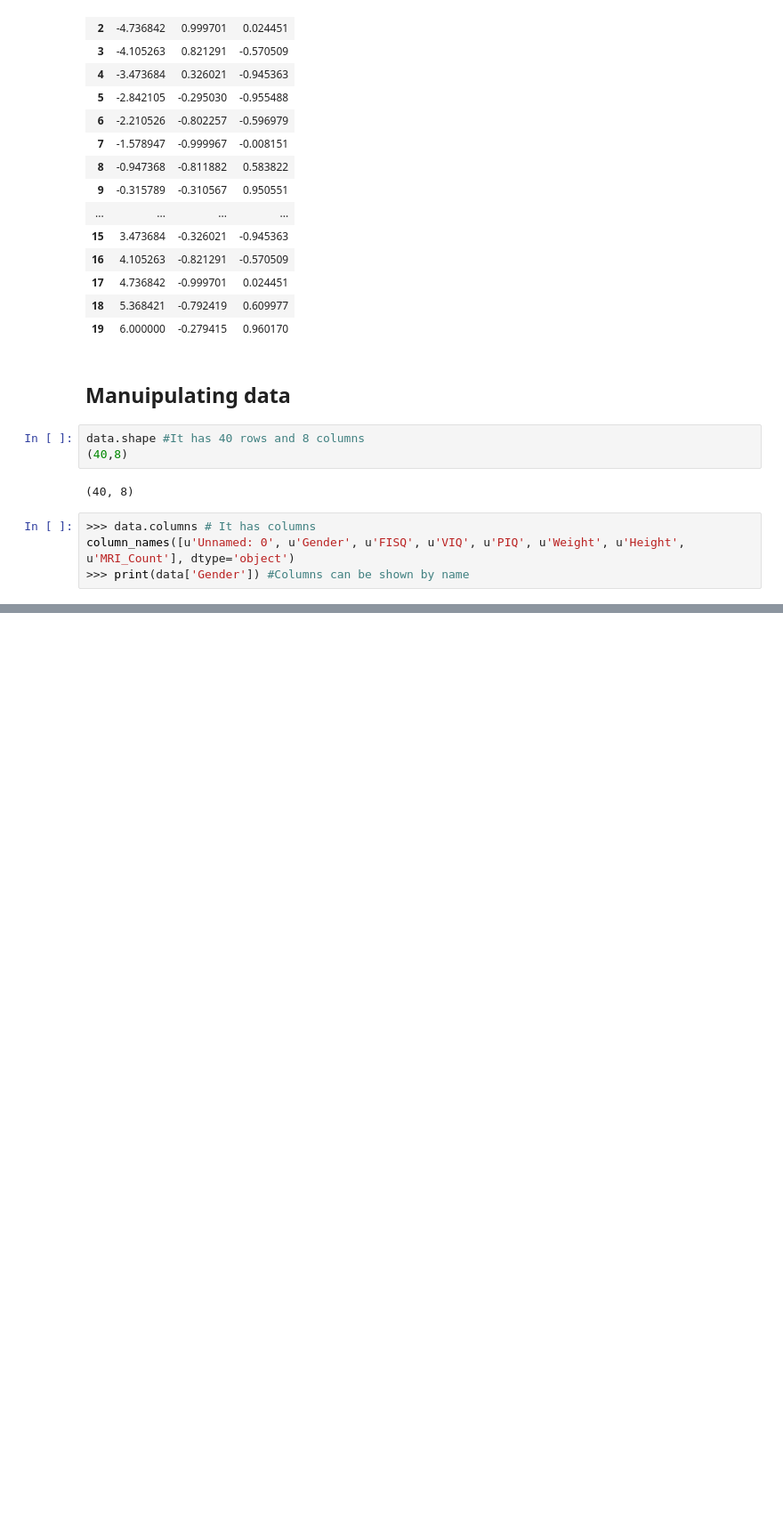
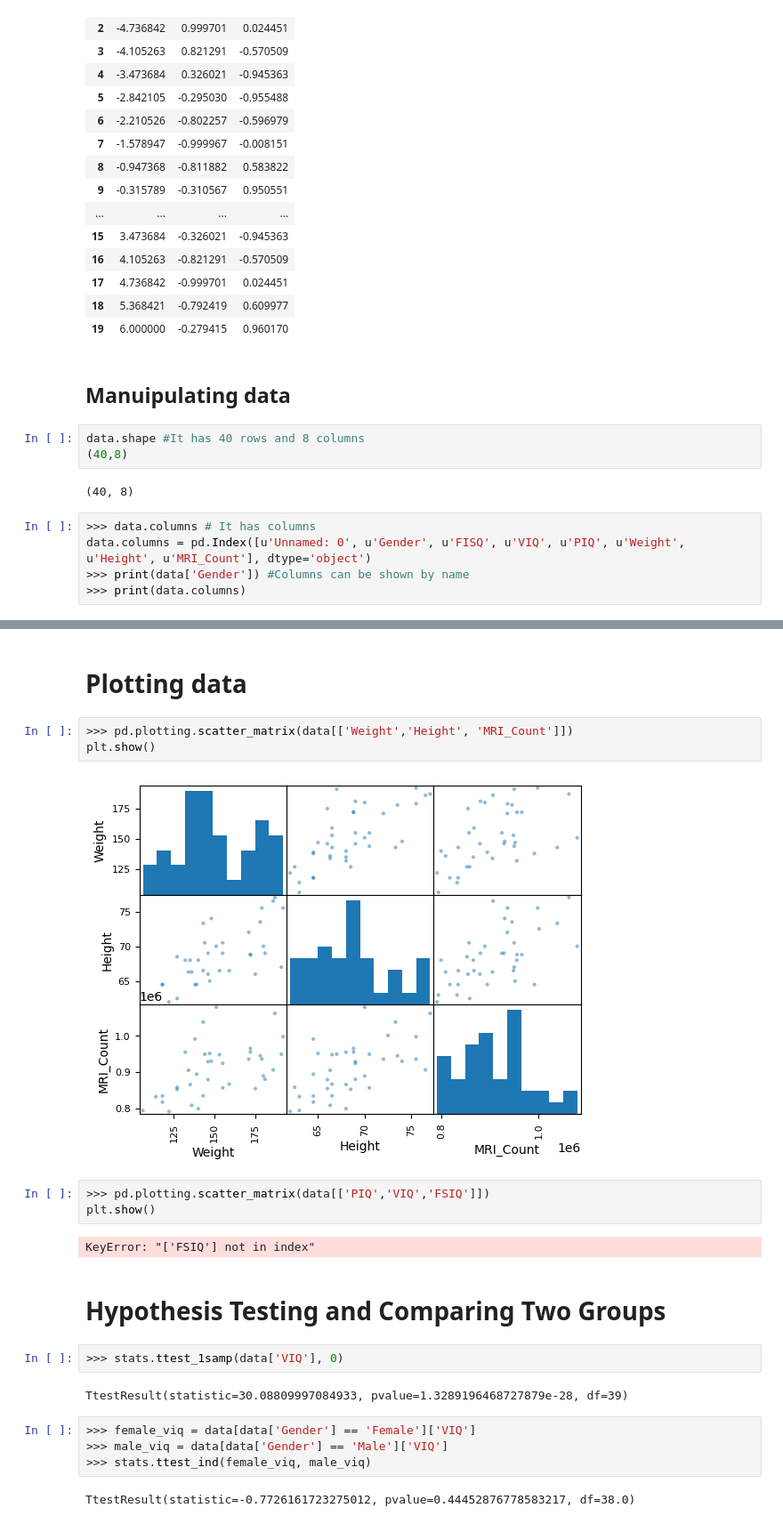
Before and after one commit to NoahKoenigs/Py_stats_and_plotting, a Jupyter notebook: stats_in_py_intro/Stats_in_py_intro.ipynb, the cells around one changed output, grey strips where cells are left out. Shown: that part at 89% size. Saved outputs shown, nothing was run; the diff lists cells and outputs as text; blank space fills up the shorter version.

```diff
--- a/stats_in_py_intro/Stats_in_py_intro.ipynb
+++ b/stats_in_py_intro/Stats_in_py_intro.ipynb
@@ -63,6 +74,7 @@ data.shape #It has 40 rows and 8 columns
 (40, 8)
 # %%
 >>> data.columns # It has columns
-column_names([u'Unnamed: 0', u'Gender', u'FISQ', u'VIQ', u'PIQ', u'Weight', u'Height', u'MRI_Count'], dtype='object')
+data.columns = pd.Index([u'Unnamed: 0', u'Gender', u'FISQ', u'VIQ', u'PIQ', u'Weight', u'Height', u'MRI_Count'], dtype='object')
 >>> print(data['Gender']) #Columns can be shown by name
+>>> print(data.columns)
 # %% [output]
@@ -71,0 +118,24 @@ NameError: name 'column_names' is not defined
+# %% [markdown]
+# Plotting data
+# %%
+>>> pd.plotting.scatter_matrix(data[['Weight','Height', 'MRI_Count']])
+plt.show()
+# %% [output]
+[figure, added]
+# %%
+>>> pd.plotting.scatter_matrix(data[['PIQ','VIQ','FSIQ']])
+plt.show()
+# %% [output]
+KeyError: "['FSIQ'] not in index"
+# %% [markdown]
+# Hypothesis Testing and Comparing Two Groups
+# %%
+>>> stats.ttest_1samp(data['VIQ'], 0)
+# %% [output]
+TtestResult(statistic=30.08809997084933, pvalue=1.3289196468727879e-28, df=39)
+# %%
+>>> female_viq = data[data['Gender'] == 'Female']['VIQ']
+>>> male_viq = data[data['Gender'] == 'Male']['VIQ']
+>>> stats.ttest_ind(female_viq, male_viq)
+# %% [output]
+TtestResult(statistic=-0.7726161723275012, pvalue=0.44452876778583217, df=38.0)
```
Also changed, not shown: parts of 31 cells of this notebook.
